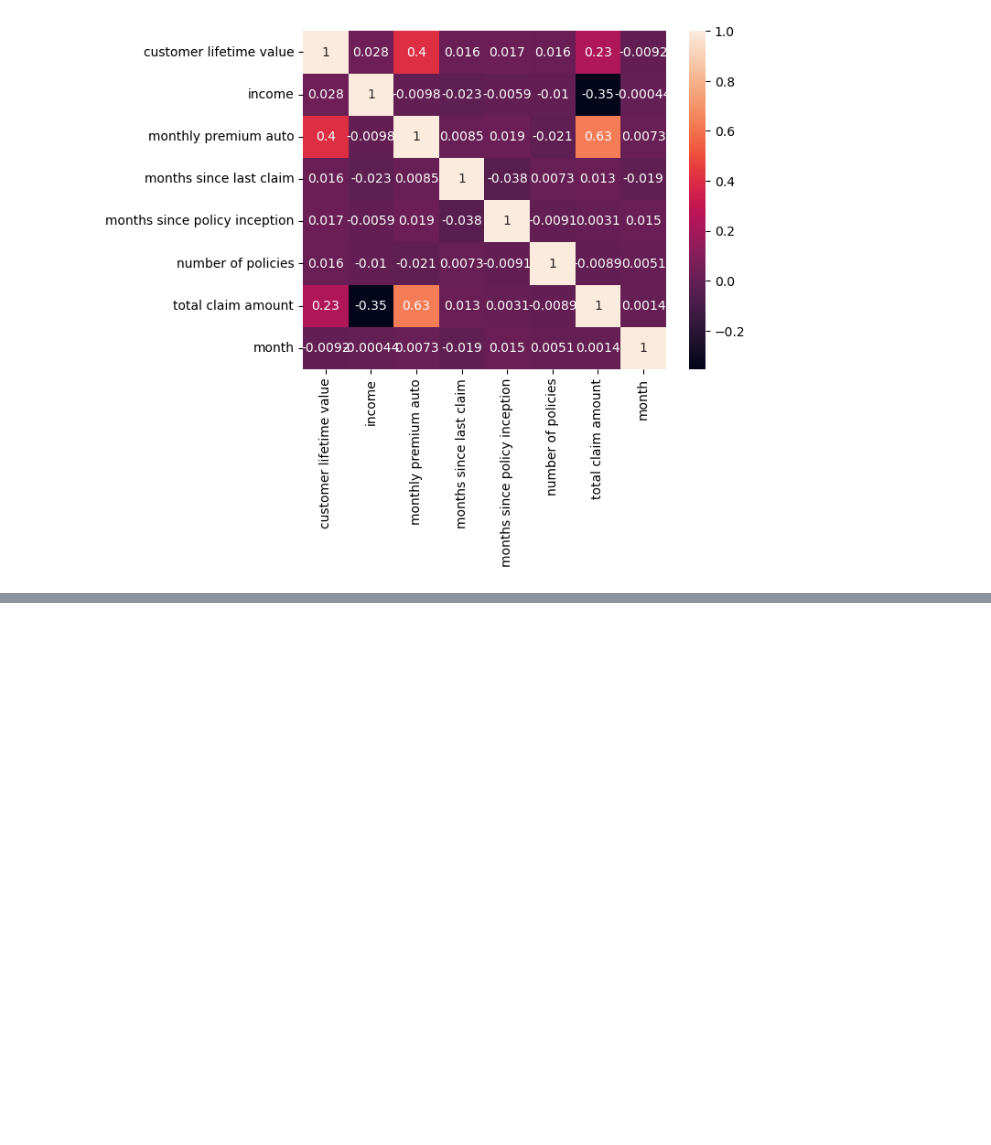
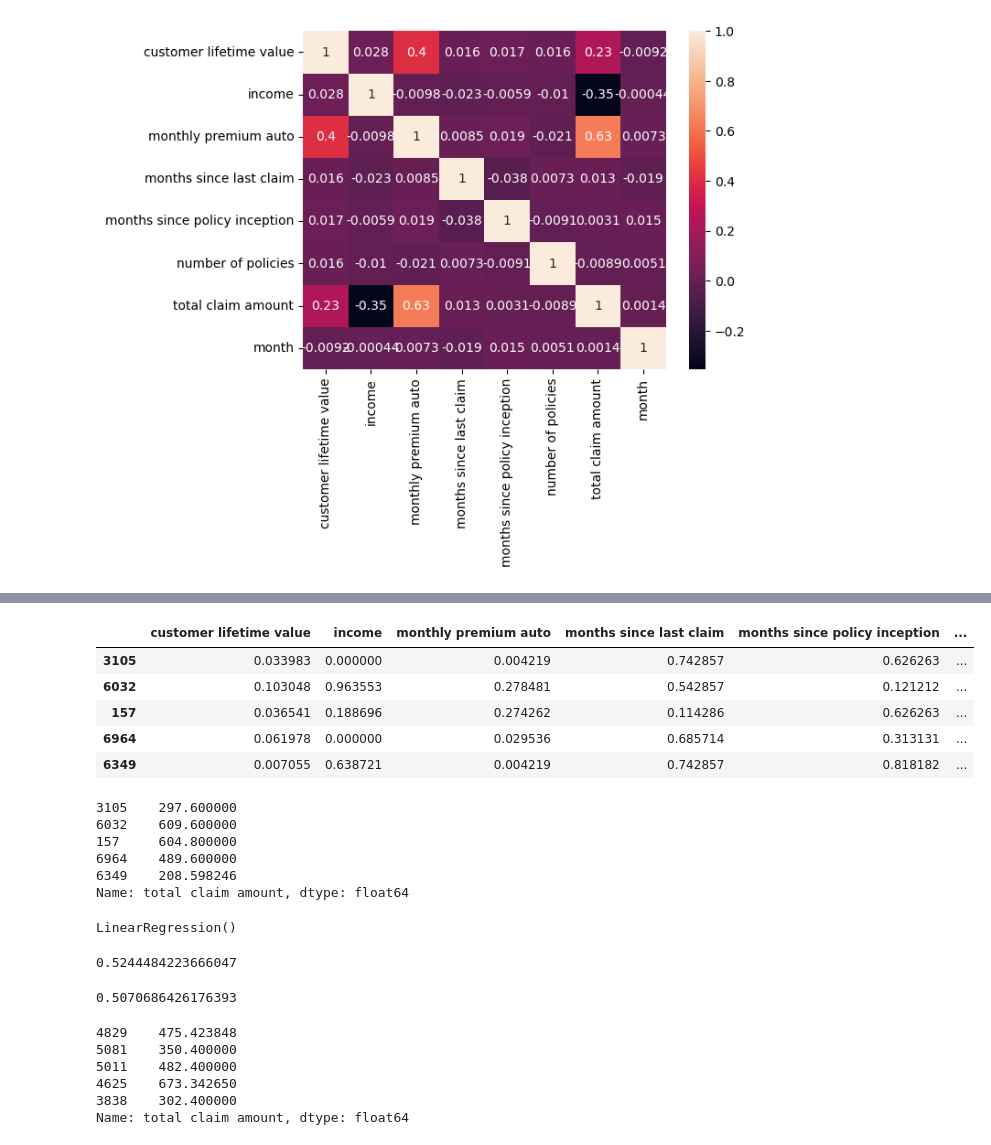
Before and after one commit to Adyto23/lab-customer-analysis-round-2, a Jupyter notebook: files_for_lab/csv_files/round2 .ipynb, the cells around one changed output, grey strips where cells are left out. Saved outputs shown, nothing was run; the diff lists cells and outputs as text; code cells hidden in the pictures; blank space fills up the shorter version.

```diff
--- a/files_for_lab/csv_files/round2 .ipynb
+++ b/files_for_lab/csv_files/round2 .ipynb
@@ -737,0 +755,3 @@ AttributeError: 'Series' object has no attribute 'columns'
+# %%
+from sklearn.model_selection import train_test_split
+X_train, X_test, y_train, y_test = train_test_split(X, y, test_size=0.2, random_state=42)
@@ -737,0 +768,48 @@ AttributeError: 'Series' object has no attribute 'columns'
+# %%
+X_train.head()
+# %% [output]
+|  | customer lifetime value | income | monthly premium auto | months since last claim | months since policy inception | ... |
+| 3105 | 0.033983 | 0.000000 | 0.004219 | 0.742857 | 0.626263 | ... |
+| 6032 | 0.103048 | 0.963553 | 0.278481 | 0.542857 | 0.121212 | ... |
+| 157 | 0.036541 | 0.188696 | 0.274262 | 0.114286 | 0.626263 | ... |
+| 6964 | 0.061978 | 0.000000 | 0.029536 | 0.685714 | 0.313131 | ... |
+| 6349 | 0.007055 | 0.638721 | 0.004219 | 0.742857 | 0.818182 | ... |
+# %%
+y_train.head()
+# %% [output]
+3105    297.600000
+6032    609.600000
+157     604.800000
+6964    489.600000
+6349    208.598246
+Name: total claim amount, dtype: float64
+# %%
+#we train/fit our model like yesterday
+lm = linear_model.LinearRegression()
+lm.fit(X_train,y_train)
+# %% [output]
+LinearRegression()
+# %%
+from sklearn.metrics import r2_score
+predictions = lm.predict(X_train)
+r2_score(y_train, predictions)
+# %% [output]
+0.5244484223666047
+# %%
+# But now we evaluate it in the TEST portion of the data, that we did not use for training.
+# This way we know our model is genuinely guessing our donations, not just repeating the values it has seen in the training data
+
+
+predictions_test = lm.predict(X_test)
+r2_score(y_test, predictions_test)
+# %% [output]
+0.5070686426176393
+# %%
+y_test[:5]
+# %% [output]
+4829    475.423848
+5081    350.400000
+5011    482.400000
+4625    673.342650
+3838    302.400000
+Name: total claim amount, dtype: float64
```
Also changed, not shown: parts of 38 cells of this notebook.
